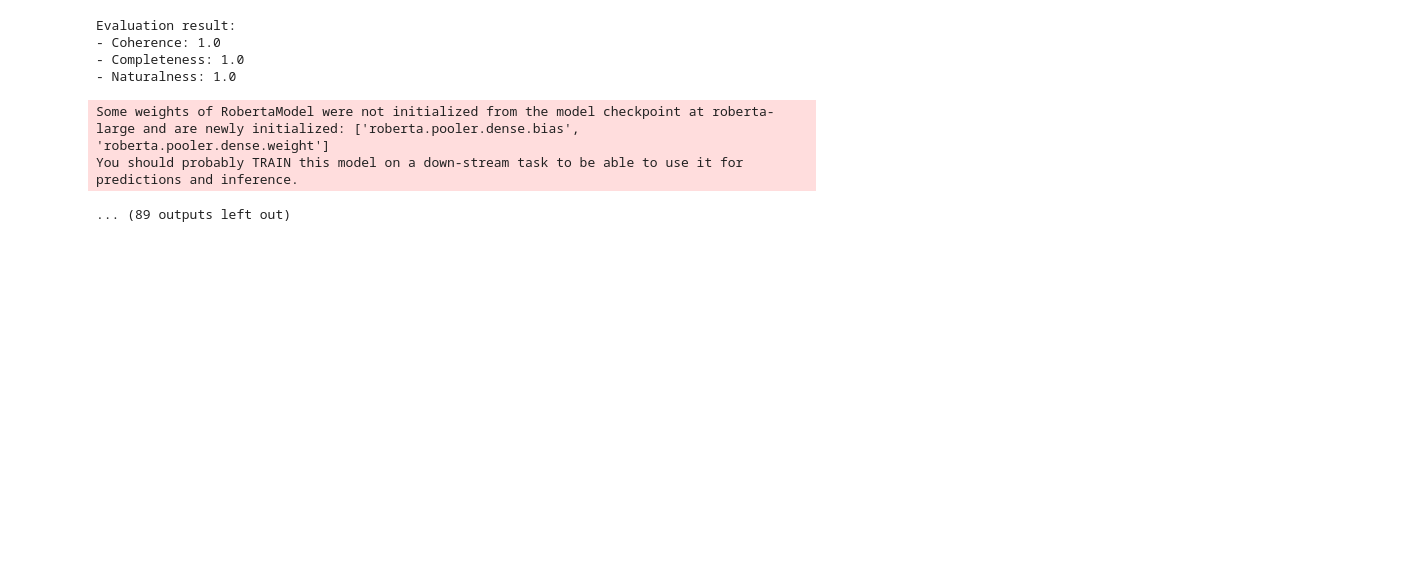
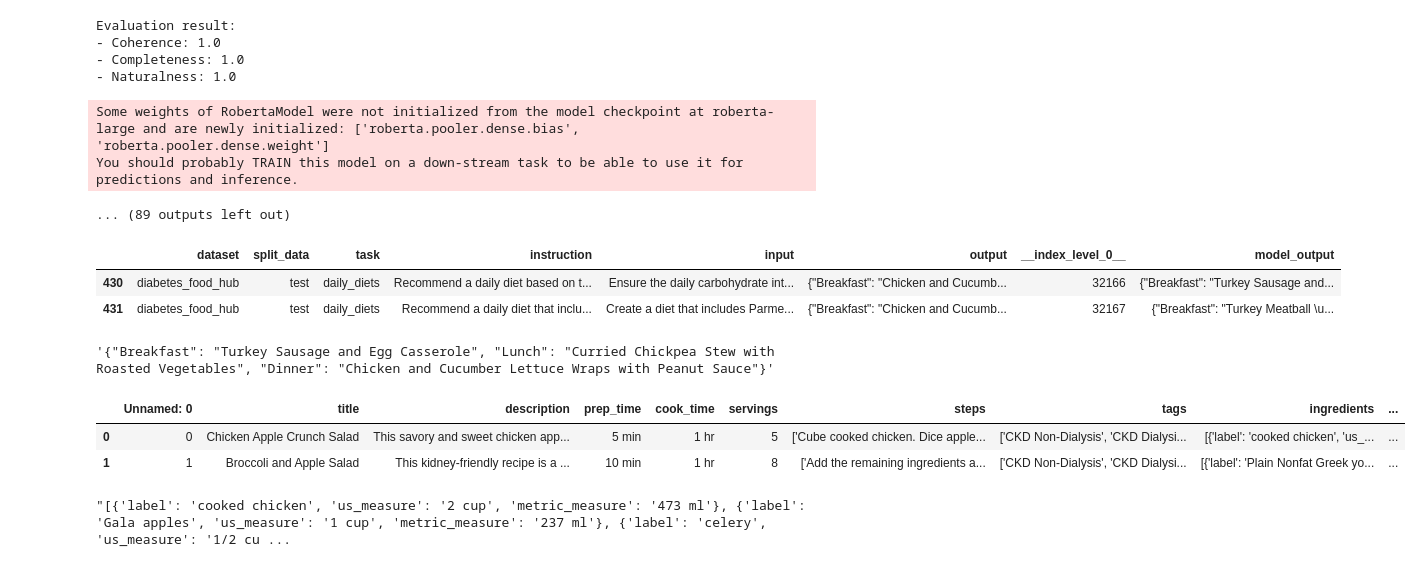
Before and after one commit to HwangIsAce/llm_for_diabetes, a Jupyter notebook: src/model/performance_analysis.ipynb, the cells around one changed output. Saved outputs shown, nothing was run; the diff lists cells and outputs as text; code cells hidden in the pictures; blank space fills up the shorter version.

```diff
--- a/src/model/performance_analysis.ipynb
+++ b/src/model/performance_analysis.ipynb
@@ -817,3 +817,28 @@ Evaluation result:
 Some weights of RobertaModel were not initialized from the model checkpoint at roberta-large and are newly initialized: ['roberta.pooler.dense.bias', 'roberta.pooler.dense.weight']
 You should probably TRAIN this model on a down-stream task to be able to use it for predictions and inference.
 ... (89 outputs left out)
+# %%
+## nutri score, HEI
+
+df[df['task']=='daily_diets'].head(2)
+# %% [output]
+|  | dataset | split_data | task | instruction | input | output | __index_level_0__ | model_output |
+| 430 | diabetes_food_hub | test | daily_diets | Recommend a daily diet based on t... | Ensure the daily carbohydrate int... | {"Breakfast": "Chicken and Cucumb... | 32166 | {"Breakfast": "Turkey Sausage and... |
+| 431 | diabetes_food_hub | test | daily_diets | Recommend a daily diet that inclu... | Create a diet that includes Parme... | {"Breakfast": "Chicken and Cucumb... | 32167 | {"Breakfast": "Turkey Meatball \u... |
+# %%
+df[df['task']=='daily_diets'].iloc[0]['model_output']
+# %% [output]
+'{"Breakfast": "Turkey Sausage and Egg Casserole", "Lunch": "Curried Chickpea Stew with Roasted Vegetables", "Dinner": "Chicken and Cucumber Lettuce Wraps with Peanut Sauce"}'
+# %%
+import pandas as pd
+
+dfh = pd.read_csv("/data/jaesung/llm_for_diabetes/src/data/data2_daily_diets/diabetes_food_hub.csv")
+dfh.head(2)
+# %% [output]
+|  | Unnamed: 0 | title | description | prep_time | cook_time | servings | steps | tags | ingredients | ... |
+| 0 | 0 | Chicken Apple Crunch Salad | This savory and sweet chicken app... | 5 min | 1 hr | 5 | ['Cube cooked chicken. Dice apple... | ['CKD Non-Dialysis', 'CKD Dialysi... | [{'label': 'cooked chicken', 'us_... | ... |
+| 1 | 1 | Broccoli and Apple Salad | This kidney-friendly recipe is a ... | 10 min | 1 hr | 8 | ['Add the remaining ingredients a... | ['CKD Non-Dialysis', 'CKD Dialysi... | [{'label': 'Plain Nonfat Greek yo... | ... |
+# %%
+dfh['ingredients'].iloc[0]
+# %% [output]
+"[{'label': 'cooked chicken', 'us_measure': '2 cup', 'metric_measure': '473 ml'}, {'label': 'Gala apples', 'us_measure': '1 cup', 'metric_measure': '237 ml'}, {'label': 'celery', 'us_measure': '1/2 cu ...
```
Also changed, not shown: parts of 6 cells of this notebook, 2 other files.
